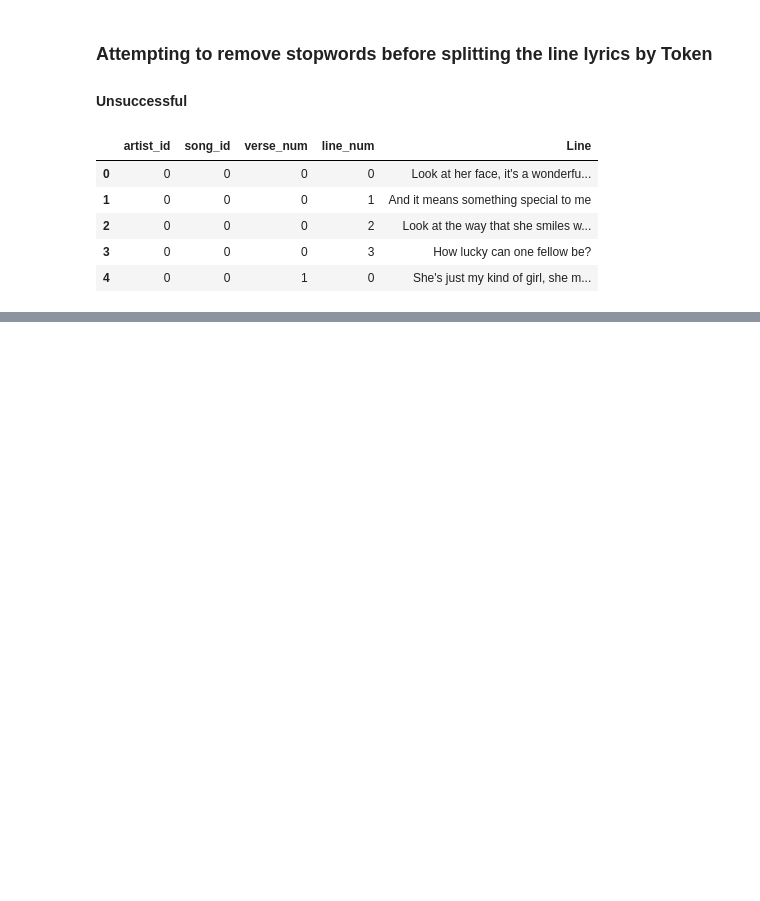
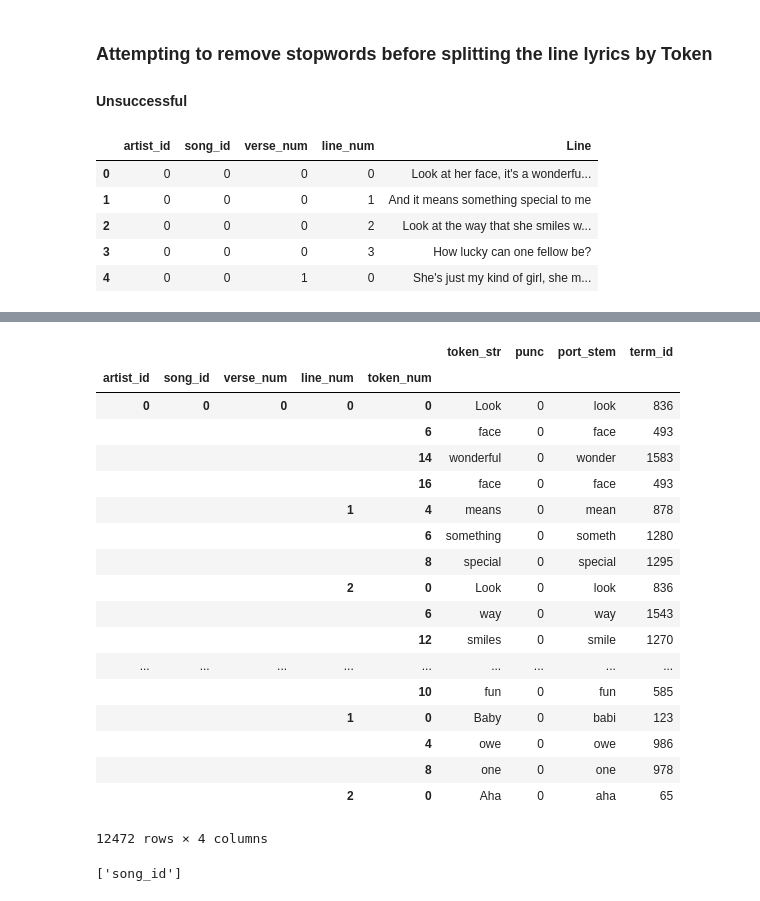
Before and after one commit to nick-bruno/text_analytics_final_project, a Jupyter notebook: TA Final Project Rid Stopwords Before Creating BOW.ipynb, the cells around one changed output, grey strips where cells are left out. Cells and saved outputs as stored; diff of their text form; code cells hidden in the pictures; blank space fills up the shorter version.

```diff
--- a/TA Final Project Rid Stopwords Before Creating BOW.ipynb
+++ b/TA Final Project Rid Stopwords Before Creating BOW.ipynb
@@ -68,0 +43,3 @@ tokens = df.Line.str.split(TOKEN_PAT, expand=True)\
+# %%
+#remove punctuation
+no_punc = tokens[tokens.punc == 0]
@@ -68,0 +71,3 @@ tokens = df.Line.str.split(TOKEN_PAT, expand=True)\
+# %%
+stemmer = nltk.stem.porter.PorterStemmer()
+no_punc['port_stem'] = no_punc.token_str.apply(lambda x: stemmer.stem(x))
@@ -68,0 +82,2 @@ tokens = df.Line.str.split(TOKEN_PAT, expand=True)\
+# %%
+no_stop=pd.DataFrame(no_punc[-no_punc.port_stem.isin(stop)])
@@ -68,0 +133,24 @@ tokens = df.Line.str.split(TOKEN_PAT, expand=True)\
+# %%
+K=no_stop
+# %%
+K
+# %% [output]
+|  |  |  |  |  | token_str | punc | port_stem | term_id |
+| artist_id | song_id | verse_num | line_num | token_num |  |  |  |  |
+| 0 | 0 | 0 | 0 | 0 | Look | 0 | look | 836 |
+|  |  |  |  | 6 | face | 0 | face | 493 |
+|  |  |  |  | 14 | wonderful | 0 | wonder | 1583 |
+|  |  |  |  | 16 | face | 0 | face | 493 |
+|  |  |  | 1 | 4 | means | 0 | mean | 878 |
+|  |  |  |  | 6 | something | 0 | someth | 1280 |
+|  |  |  |  | 8 | special | 0 | special | 1295 |
+|  |  |  | 2 | 0 | Look | 0 | look | 836 |
+|  |  |  |  | 6 | way | 0 | way | 1543 |
+|  |  |  |  | 12 | smiles | 0 | smile | 1270 |
+| ... | ... | ... | ... | ... | ... | ... | ... | ... |
+|  |  |  |  | 10 | fun | 0 | fun | 585 |
+|  |  |  | 1 | 0 | Baby | 0 | babi | 123 |
+|  |  |  |  | 4 | owe | 0 | owe | 986 |
+|  |  |  |  | 8 | one | 0 | one | 978 |
+|  |  |  | 2 | 0 | Aha | 0 | aha | 65 |
+12472 rows × 4 columns
@@ -68,0 +165,4 @@ tokens = df.Line.str.split(TOKEN_PAT, expand=True)\
+# %%
+SONG
+# %% [output]
+['song_id']
```
Also changed, not shown: parts of 43 cells of this notebook, 2 other files.
